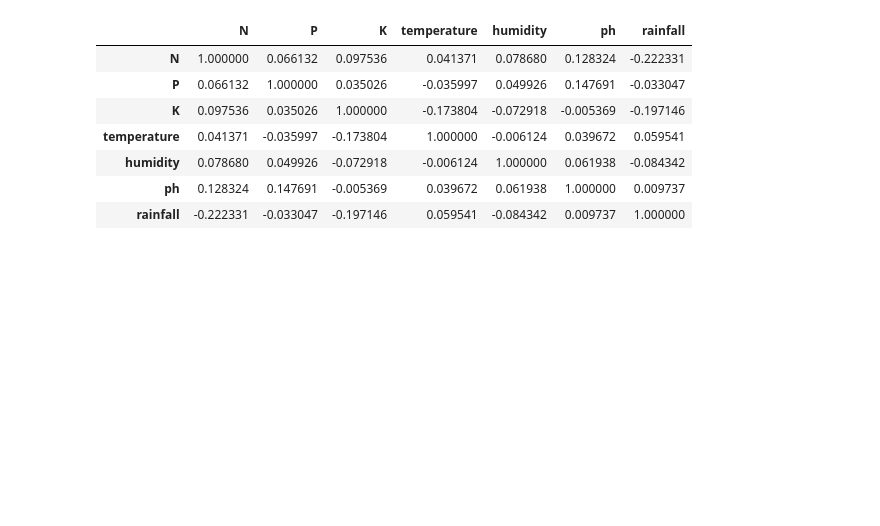
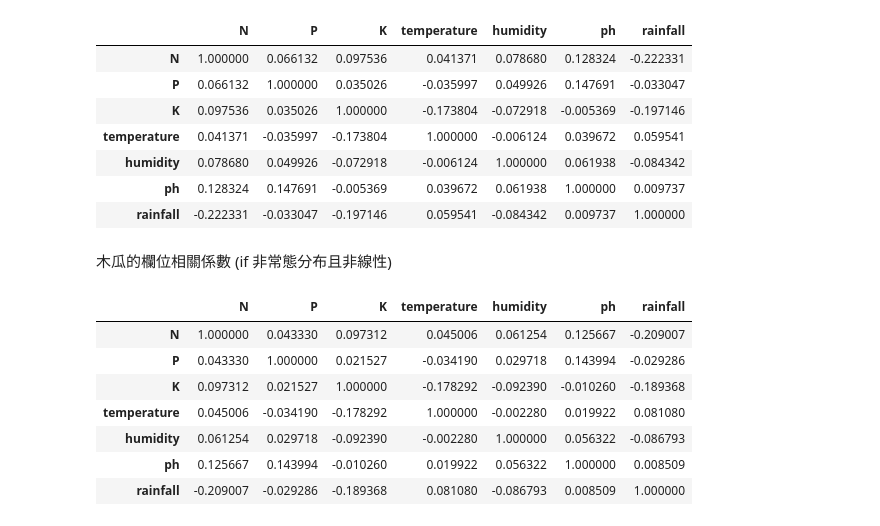
Before and after one commit to QI-XIANG/NCU_Data-Mining-for-Business-Analytics, a Jupyter notebook: 作業3/作業3.ipynb, the cells around one changed output. Drawn from its saved outputs; the diff is of its cells as text; code cells hidden in the pictures; blank space fills up the shorter version.

```diff
--- a/作業3/作業3.ipynb
+++ b/作業3/作業3.ipynb
@@ -325,3 +325,16 @@ df[df['label']=='papaya'].corr()
 | humidity | 0.078680 | 0.049926 | -0.072918 | -0.006124 | 1.000000 | 0.061938 | -0.084342 |
 | ph | 0.128324 | 0.147691 | -0.005369 | 0.039672 | 0.061938 | 1.000000 | 0.009737 |
 | rainfall | -0.222331 | -0.033047 | -0.197146 | 0.059541 | -0.084342 | 0.009737 | 1.000000 |
+# %% [markdown]
+木瓜的欄位相關係數 (if 非常態分布且非線性)
+# %%
+df[df['label']=='papaya'].corr('spearman')
+# %% [output]
+|  | N | P | K | temperature | humidity | ph | rainfall |
+| N | 1.000000 | 0.043330 | 0.097312 | 0.045006 | 0.061254 | 0.125667 | -0.209007 |
+| P | 0.043330 | 1.000000 | 0.021527 | -0.034190 | 0.029718 | 0.143994 | -0.029286 |
+| K | 0.097312 | 0.021527 | 1.000000 | -0.178292 | -0.092390 | -0.010260 | -0.189368 |
+| temperature | 0.045006 | -0.034190 | -0.178292 | 1.000000 | -0.002280 | 0.019922 | 0.081080 |
+| humidity | 0.061254 | 0.029718 | -0.092390 | -0.002280 | 1.000000 | 0.056322 | -0.086793 |
+| ph | 0.125667 | 0.143994 | -0.010260 | 0.019922 | 0.056322 | 1.000000 | 0.008509 |
+| rainfall | -0.209007 | -0.029286 | -0.189368 | 0.081080 | -0.086793 | 0.008509 | 1.000000 |
```
Also changed, not shown: parts of 7 cells of this notebook.
